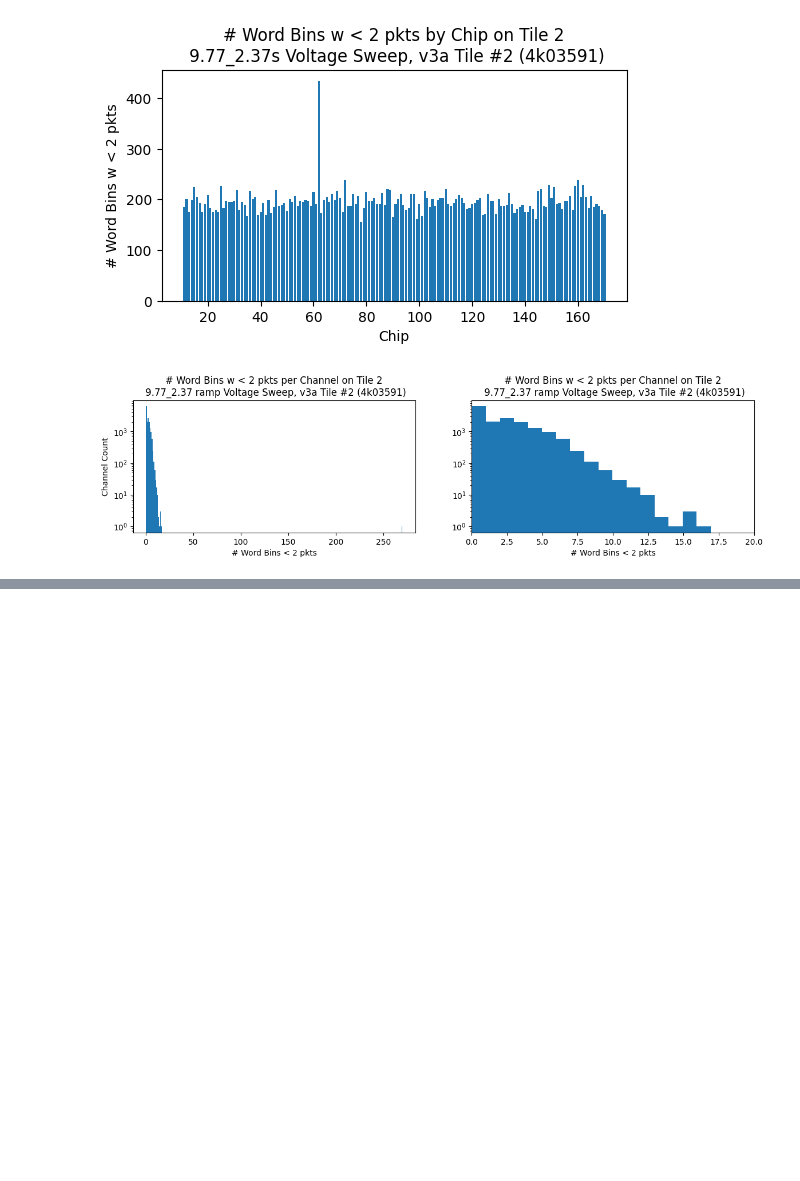
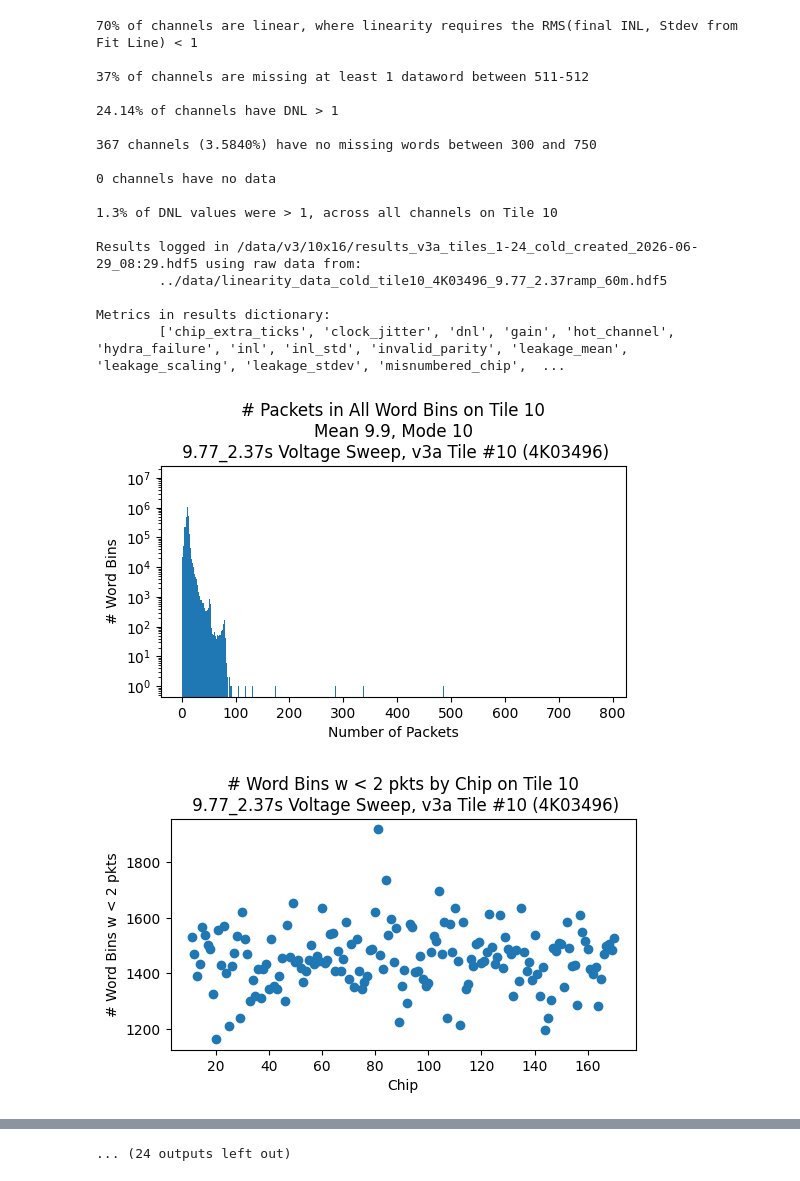
Before and after one commit to larpix/crs_daq, a Jupyter notebook: analysis/linearity_analysis.ipynb, the cells around one changed output, grey strips where cells are left out. Drawn from its saved outputs; the diff is of its cells as text; code cells hidden in the pictures; blank space fills up the shorter version.

Commit message:
Updated and added final scripts for testing v3a tiles

```diff
--- a/analysis/linearity_analysis.ipynb
+++ b/analysis/linearity_analysis.ipynb
@@ -293,10 +363,7 @@ def get_std_pkt_count(tile):
 # %%
 def read_data():
 
-    global total_livetime, file, ramp, temp, chip_serial_number, pkt_count, too_few, runtime
-
-#    filename = '../data/linearity_data_{temp}_tile{tile}_{chip_serial_number}_{ramp}ramp_{runtime}m.hdf5'
-    filename =  '../data/linearity_data_warm_tile2_4k603591_9.77_2.37ramp_39m.hdf5'
+    global pkt_count, too_few, filename
 
     with h5py.File(filename, 'r') as f:
 
@@ -310,0 +651,14 @@ def read_data():
+# %%
+def store_results():
+
+    global results, results_filename
+
+    with h5py.File(results_filename, 'w') as f:
+
+        for key, chan_list in results.items():
+            f.create_dataset(key, data=np.array(chan_list))
+
+        f.close()
+
+    print(f"\nResults logged in {results_filename} using raw data from: \n\t{filename}")
+    print(f'\nMetrics in results dictionary:\n\t{list(results.keys())}\n\n')
@@ -312,6 +710,12 @@ def read_data():
 ####################
 # main
 ####################
+
+# import the results dictionary that holds all test results for all tiles at the chmannel level
+import_results_dictionary()
+
+# extract tile, ramp, tile_index, and chip_serial_number from the filename
+get_file_details(filename)
 
 # read pkt_count and too_few arrays data from the file created by previously running "linearity_get_data"
 read_data()
@@ -319,6 +723,7 @@ read_data()
 # graph the distribution of sparse word counts by chip for the tile
 graph_tile(tile)
 
+'''
 # find the best and worst chips in terms of sparse word counts
 # for the worst chip find the best and worst channels
 best_chip, worst_chip, best_chan, worst_chan = find_best_and_worst()
@@ -329,6 +734,17 @@ graph_chip(tile, worst_chip, "Worst")
 graph_channel(tile, worst_chip, best_chan , "Best")
 graph_channel(tile, worst_chip, worst_chan, "Worst")
 
+'''
+
+get_dnl_inl(tile)
+
+# store the results from files that are not BAD in the results dictionary for all tiles
+if "BAD" not in filename:
+    store_results()
+    x = 7
+else:
+    "No results recorded for this BAD run datafile:\n\t {datafle}]"
+
 # get the standard deviation of packet counts per channel
 get_std_pkt_count(tile)
 # %% [output]
@@ -349,2 +767,19 @@ Worst Chip 62 had 434 word bins w < 2 pkts, among its channels:
+70% of channels are linear, where linearity requires the RMS(final INL, Stdev from Fit Line) < 1
+
+37% of channels are missing at least 1 dataword between 511-512
+
+24.14% of channels have DNL > 1
+
+367 channels (3.5840%) have no missing words between 300 and 750
+
+0 channels have no data
+
+1.3% of DNL values were > 1, across all channels on Tile 10
+
+Results logged in /data/v3/10x16/results_v3a_tiles_1-24_cold_created_2026-06-29_08:29.hdf5 using raw data from:
+        ../data/linearity_data_cold_tile10_4K03496_9.77_2.37ramp_60m.hdf5
+
+Metrics in results dictionary:
+        ['chip_extra_ticks', 'clock_jitter', 'dnl', 'gain', 'hot_channel', 'hydra_failure', 'inl', 'inl_std', 'invalid_parity', 'leakage_mean', 'leakage_scaling', 'leakage_stdev', 'misnumbered_chip',  ...
-[figure, old version]
+[figure, new version]
-[figure, old version]
+[figure, new version]
@@ -355,0 +794 @@ Worst Chip 62 had 434 word bins w < 2 pkts, among its channels:
+... (24 outputs left out)
```
Also changed, not shown: parts of 8 cells of this notebook, 26 other files.
